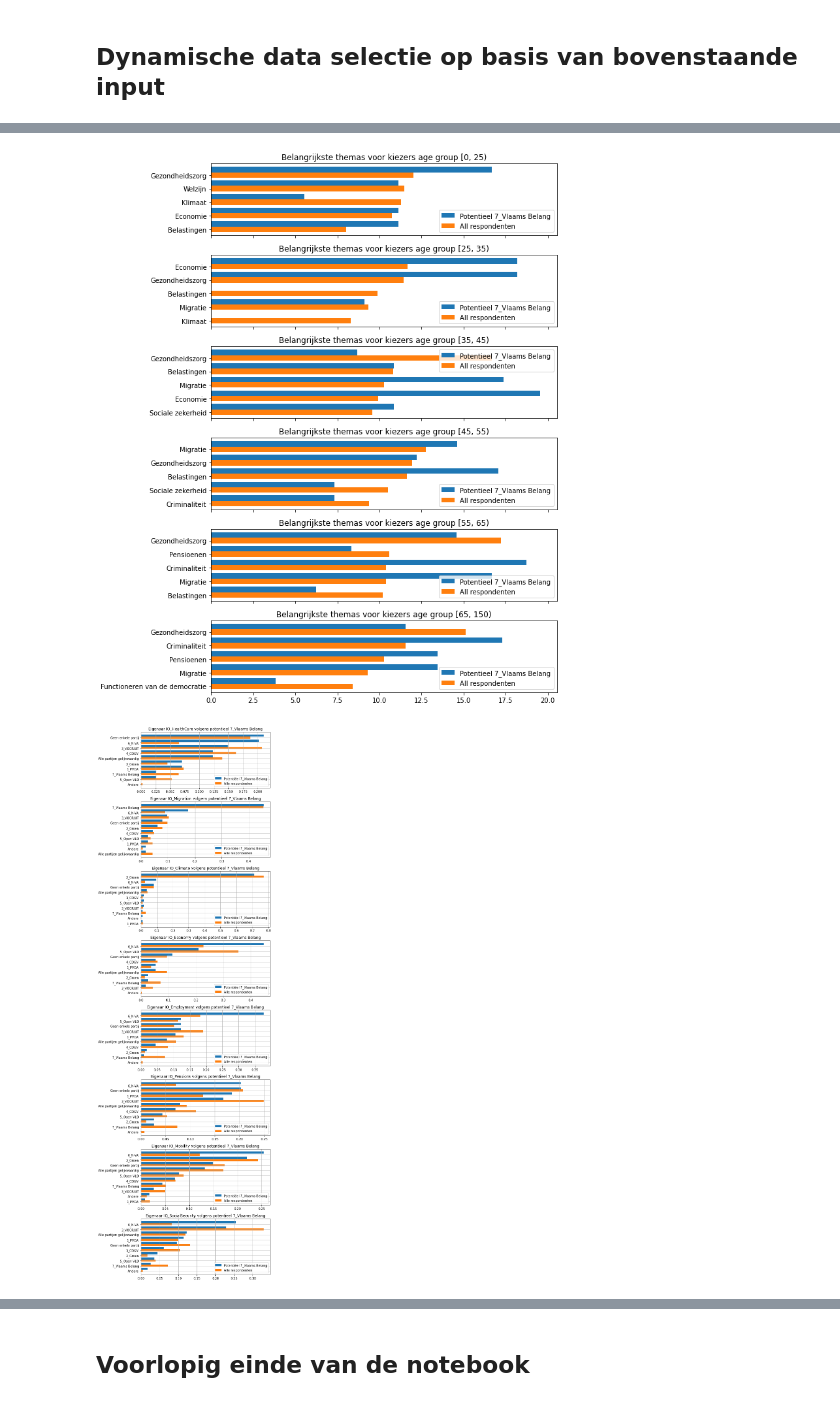
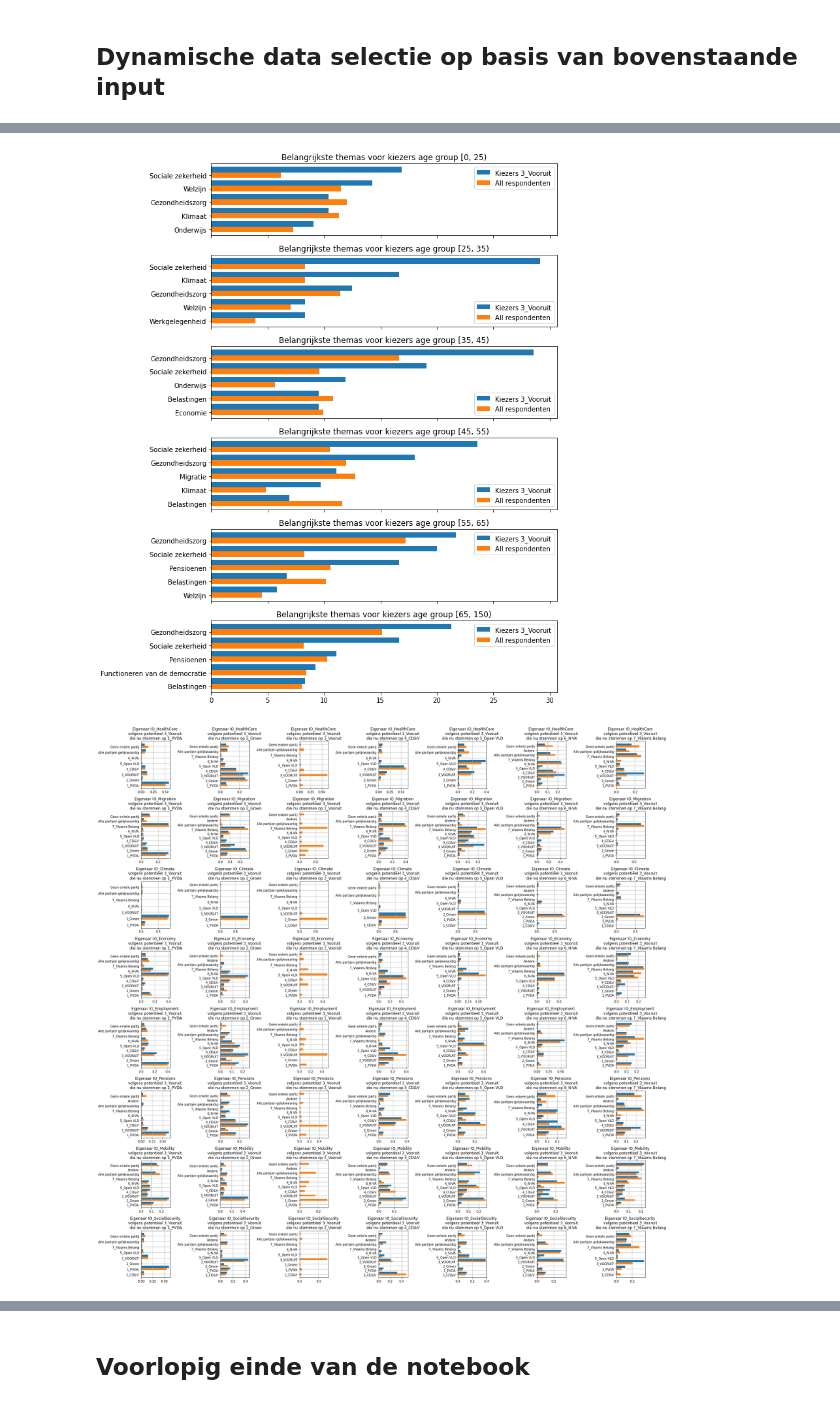
Before and after one commit to kvanlombeek/vooruit-anlyses, a Jupyter notebook: 2021-09-31 Analyse De Stemming.ipynb, the cells around one changed output, grey strips where cells are left out. Saved outputs shown, nothing was run; the diff lists cells and outputs as text; code cells hidden in the pictures.

Commit message:
update notebook with clustering

```diff
--- a/2021-09-31 Analyse De Stemming.ipynb
+++ b/2021-09-31 Analyse De Stemming.ipynb
@@ -232,0 +409,2 @@ data_raw['Age_group'] = pd.cut(data_raw['Age'], [0, 25, 35, 45, 55, 65, 150], ri
+# %%
+x_clusters = slider.value
@@ -232,0 +448,2 @@ data_raw['Age_group'] = pd.cut(data_raw['Age'], [0, 25, 35, 45, 55, 65, 150], ri
+# %%
+data_raw['MIP_Closed_1'].append(data_raw['MIP_Closed_2']).value_counts(normalize=True)
@@ -371,14 +900,14 @@ for i, partij in enumerate(['1_PVDA', '2_Groen','3_Vooruit', '4_CD&V', '5_Open V
 
     themas = pd.concat([themas_all, themas_potentieel], axis=1)
     themas.columns = ['all', 'potentieel']
-    themas = themas.sort_values('potentieel', ascending=False).head(5).sort_values(by='all')
+    themas = themas.sort_values('potentieel', ascending=False).head(5).sort_values(by='potentieel')
 
     axes[i].barh(y = np.arange(len(themas))+0.2, width=themas['potentieel'], tick_label=themas.index,
                  height=0.4, label='Potentieel {}'.format(geselecteerde_partij))
     axes[i].barh(y = np.arange(len(themas))-0.2, width=themas['all'], tick_label=themas.index,
                  height=0.4, label='All respondenten')
 
-    axes[i].set_title('Belangrijkste themas voor kiezers die vandaag op {} stemmen ({})'.format(partij, len(subset)))
+    axes[i].set_title('Belangrijkste themas het potentieel {} \ndie vandaag op {} stemmen ({})'.format(geselecteerde_partij, partij, len(subset)))
     axes[i].legend()
     axes[i].grid()
     fig.tight_layout()
@@ -420,16 +949,16 @@ for i, age_group in enumerate(np.unique(potentieel['Age_group'])):
     subset = data_raw.loc[row_mask,:]
     themas_all = (subset['MIP_Closed_1'].append(subset['MIP_Closed_2'])).value_counts(normalize=True).sort_values()*100
 
-    row_mask = potentieel['Age_group']==age_group
-    subset = potentieel.loc[row_mask,:]
+    row_mask = kiezers['Age_group']==age_group
+    subset = kiezers.loc[row_mask,:]
     themas_vooruit = (subset['MIP_Closed_1'].append(subset['MIP_Closed_2'])).value_counts(normalize=True).sort_values()*100
 
     themas = pd.concat([themas_all, themas_vooruit], axis=1)
-    themas.columns = ['all', 'potentieel']
-    themas = themas.sort_values('all', ascending=False).head(5).sort_values(by='all')
+    themas.columns = ['all', 'kiezers']
+    themas = themas.sort_values('kiezers', ascending=False).head(5).sort_values(by='kiezers')
 
-    axes[i].barh(y = np.arange(len(themas))+0.2, width=themas['potentieel'], tick_label=themas.index, height=0.4,
-                 label='Potentieel {}'.format(geselecteerde_partij))
+    axes[i].barh(y = np.arange(len(themas))+0.2, width=themas['kiezers'], tick_label=themas.index, height=0.4,
+                 label='Kiezers {}'.format(geselecteerde_partij))
     axes[i].barh(y = np.arange(len(themas))-0.2, width=themas['all'], tick_label=themas.index, height=0.4, label='All respondenten')
 
     axes[i].set_title('Belangrijkste themas voor kiezers age group {}'.format(age_group))
@@ -438,35 +967,40 @@ for i, age_group in enumerate(np.unique(potentieel['Age_group'])):
 
 fig.tight_layout()
 # %% [output]
-[figure, old version]
+[figure, new version]
 # %%
 # eigenaar themas
 themas = ['IO_HealthCare', 'IO_Migration', 'IO_Climate', 'IO_Economy', 'IO_Employment', 'IO_Pensions',
           'IO_Mobility', 'IO_SocialSecurity']
 
-fig, axes = plt.subplots(len(themas), 1, figsize=(8, 25))
+fig, axes = plt.subplots(len(themas), 7, figsize=(25, 25))
 
 for i, thema in enumerate(themas):
 
-    potentieel_grouped_per_partij = potentieel[thema].value_counts(normalize=True)
-    all_respondenten_grouped_per_partij = data_raw[thema].value_counts(normalize=True)
-    grouped_per_partij = pd.concat([potentieel_grouped_per_partij, all_respondenten_grouped_per_partij], axis=1)
-    grouped_per_partij.columns=['Potentieel', 'All']
-    grouped_per_partij.loc['Andere',:] = grouped_per_partij.loc['Andere',:].fillna(0)
-    grouped_per_partij = grouped_per_partij.sort_values('Potentieel')
+    for j, partij_vandaag in enumerate(['1_PVDA', '2_Groen', '3_Vooruit', '4_CD&V', '5_Open VLD', '6_N-VA', '7_Vlaams Belang']):
 
-    axes[i].barh(y=np.arange(len(grouped_per_partij.index))+0.2,
-                 width=grouped_per_partij['Potentieel'].values, tick_label=grouped_per_partij.index,
-                 label='Potentiëel {}'.format(geselecteerde_partij), height=0.4)
+        subset_potentieel_partij = potentieel.loc[(potentieel['VoteChoiceNow']==partij_vandaag),:]
+        subset_alle_partij = data_raw.loc[(data_raw['VoteChoiceNow']==partij_vandaag),:]
 
-    axes[i].barh(y=np.arange(len(grouped_per_partij.index))-0.2,
-                 width=grouped_per_partij['All'], tick_label=grouped_per_partij.index,
-                label='Alle respondenten', height=0.4)
+        potentieel_grouped_per_partij = subset_potentieel_partij[thema].value_counts(normalize=True)
+        all_respondenten_grouped_per_partij = subset_alle_partij[thema].value_counts(normalize=True)
+        grouped_per_partij = pd.concat([potentieel_grouped_per_partij, all_respondenten_grouped_per_partij], axis=1)
+        grouped_per_partij.columns=['Potentieel', 'All']
+        #grouped_per_partij.loc['Andere',:] = grouped_per_partij.loc['Andere',:].fillna(0)
+        grouped_per_partij = grouped_per_partij.sort_index()
 
-    axes[i].set_title('Eigenaar {} volgens potentieel {}'.format(thema, geselecteerde_partij))
-    axes[i].legend()
-    axes[i].grid()
+        axes[i][j].barh(y=np.arange(len(grouped_per_partij.index))+0.2,
+                     width=grouped_per_partij['Potentieel'].values, tick_label=grouped_per_partij.index,
+                     label='Potentiëel {}'.format(geselecteerde_partij), height=0.4)
+
+        axes[i][j].barh(y=np.arange(len(grouped_per_partij.index))-0.2,
+                     width=grouped_per_partij['All'], tick_label=grouped_per_partij.index,
+                    label='Alle respondenten', height=0.4)
+
+        axes[i][j].set_title('Eigenaar {} \nvolgens potentieel {} \ndie nu stemmen op {}'.format(thema, geselecteerde_partij, partij_vandaag))
+        #axes[i][j].legend()
+        axes[i][j].grid()
 
 fig.tight_layout()
 # %% [output]
-[figure, old version]
+[figure, new version]
```
Also changed, not shown: parts of 39 cells of this notebook.
